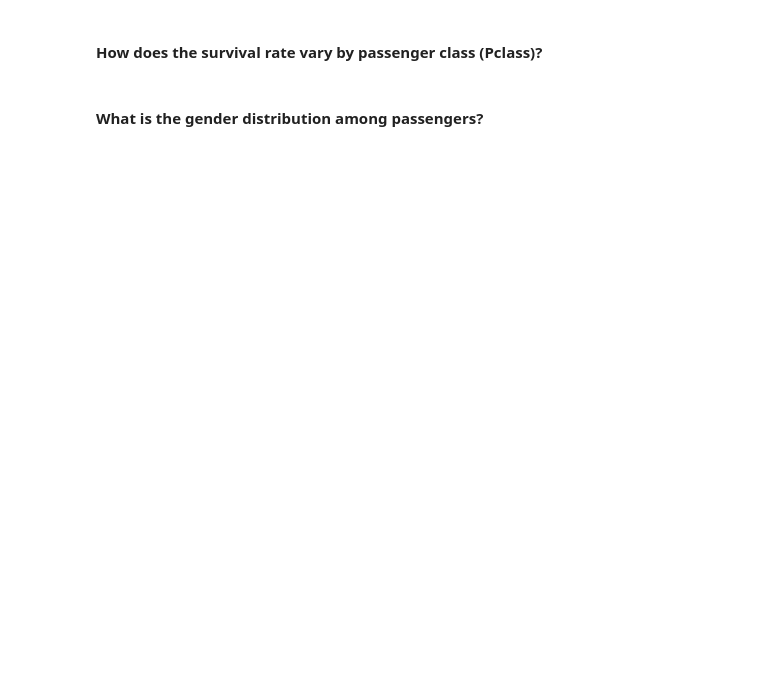
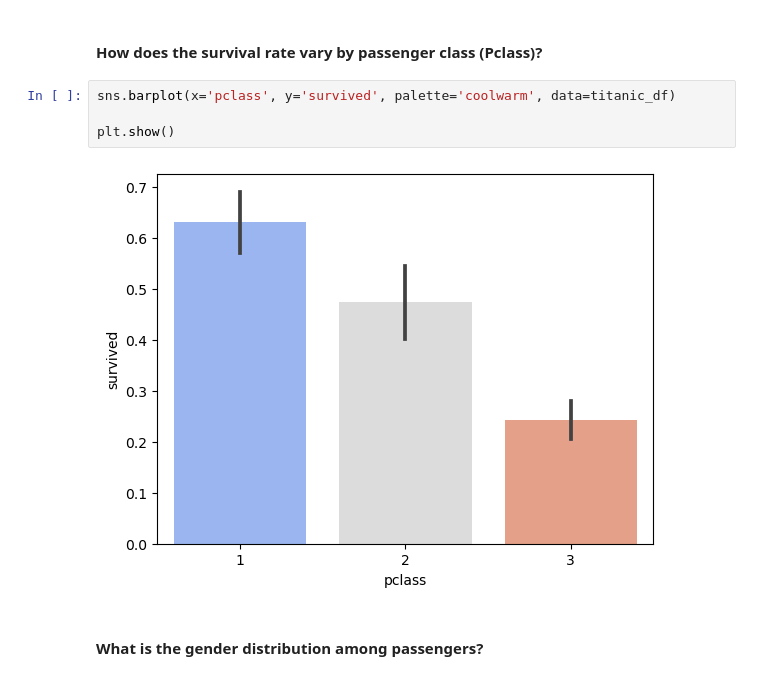
Before and after one commit to evisp/holbertonschool-machine_learning, a Jupyter notebook: review/Practice Data Processing and Exploration.ipynb, the cells around one changed output. Drawn from its saved outputs; the diff is of its cells as text; blank space fills up the shorter version.

```diff
--- a/review/Practice Data Processing and Exploration.ipynb
+++ b/review/Practice Data Processing and Exploration.ipynb
@@ -57,4 +167,10 @@ titanic_df.shape
 # %% [markdown]
 #### How does the survival rate vary by passenger class (Pclass)?
+# %%
+sns.barplot(x='pclass', y='survived', palette='coolwarm', data=titanic_df)
+
+plt.show()
+# %% [output]
+[figure, added]
 # %% [markdown]
 #### What is the gender distribution among passengers?
```
Also changed, not shown: parts of 11 cells of this notebook, 6 other files.
